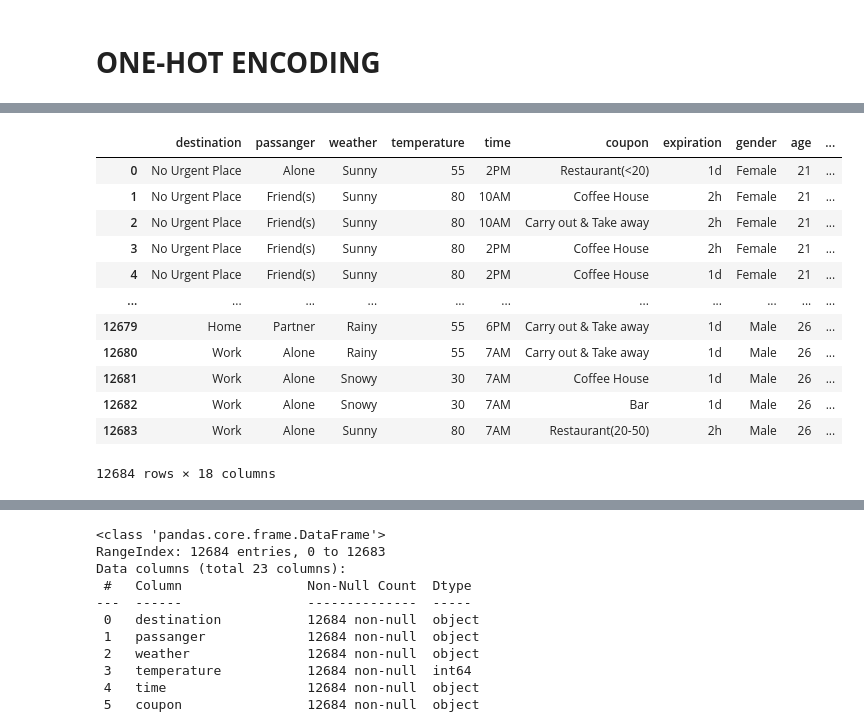
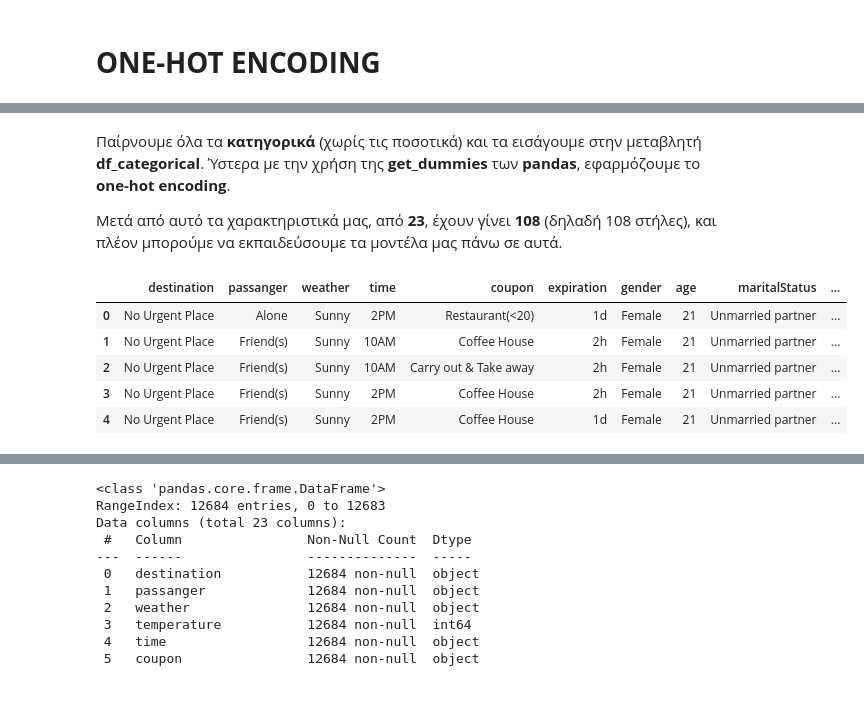
Before and after one commit to Maagnitude/coupon-recommend-models, a Jupyter notebook: coupon_recommend_models.ipynb, the cells around one changed output, grey strips where cells are left out. Cells and saved outputs as stored; diff of their text form; code cells hidden in the pictures; blank space fills up the shorter version.

```diff
--- a/coupon_recommend_models.ipynb
+++ b/coupon_recommend_models.ipynb
@@ -274,2 +330,0 @@ Name: temperature, dtype: int64
-# %%
-df['temperature']=pd.Categorical(df.temperature)
@@ -290 +331,5 @@ Index(['destination', 'passanger', 'weather', 'temperature', 'time', 'coupon',
+# %% [markdown]
+Παίρνουμε όλα τα **κατηγορικά** (χωρίς τις ποσοτικά) και τα εισάγουμε στην μεταβλητή **df_categorical**. Ύστερα με την χρήση της **get_dummies** των **pandas**, εφαρμόζουμε το **one-hot encoding**.
+
+Μετά από αυτό τα χαρακτηριστικά μας, από **23**, έχουν γίνει **108** (δηλαδή 108 στήλες), και πλέον μπορούμε να εκπαιδεύσουμε τα μοντέλα μας πάνω σε αυτά.
 # %%
@@ -292,18 +337,11 @@ df_categorical=df.select_dtypes(exclude='number')
 # %%
-df_categorical
+df_categorical.head()
 # %% [output]
-|  | destination | passanger | weather | temperature | time | coupon | expiration | gender | age | ... |
-| 0 | No Urgent Place | Alone | Sunny | 55 | 2PM | Restaurant(<20) | 1d | Female | 21 | ... |
-| 1 | No Urgent Place | Friend(s) | Sunny | 80 | 10AM | Coffee House | 2h | Female | 21 | ... |
-| 2 | No Urgent Place | Friend(s) | Sunny | 80 | 10AM | Carry out & Take away | 2h | Female | 21 | ... |
-| 3 | No Urgent Place | Friend(s) | Sunny | 80 | 2PM | Coffee House | 2h | Female | 21 | ... |
-| 4 | No Urgent Place | Friend(s) | Sunny | 80 | 2PM | Coffee House | 1d | Female | 21 | ... |
-| ... | ... | ... | ... | ... | ... | ... | ... | ... | ... | ... |
-| 12679 | Home | Partner | Rainy | 55 | 6PM | Carry out & Take away | 1d | Male | 26 | ... |
-| 12680 | Work | Alone | Rainy | 55 | 7AM | Carry out & Take away | 1d | Male | 26 | ... |
-| 12681 | Work | Alone | Snowy | 30 | 7AM | Coffee House | 1d | Male | 26 | ... |
-| 12682 | Work | Alone | Snowy | 30 | 7AM | Bar | 1d | Male | 26 | ... |
-| 12683 | Work | Alone | Sunny | 80 | 7AM | Restaurant(20-50) | 2h | Male | 26 | ... |
+|  | destination | passanger | weather | time | coupon | expiration | gender | age | maritalStatus | ... |
+| 0 | No Urgent Place | Alone | Sunny | 2PM | Restaurant(<20) | 1d | Female | 21 | Unmarried partner | ... |
+| 1 | No Urgent Place | Friend(s) | Sunny | 10AM | Coffee House | 2h | Female | 21 | Unmarried partner | ... |
+| 2 | No Urgent Place | Friend(s) | Sunny | 10AM | Carry out & Take away | 2h | Female | 21 | Unmarried partner | ... |
+| 3 | No Urgent Place | Friend(s) | Sunny | 2PM | Coffee House | 2h | Female | 21 | Unmarried partner | ... |
+| 4 | No Urgent Place | Friend(s) | Sunny | 2PM | Coffee House | 1d | Female | 21 | Unmarried partner | ... |
-12684 rows × 18 columns
 # %%
 for value in df_categorical:
```
Also changed, not shown: parts of 82 cells of this notebook.
